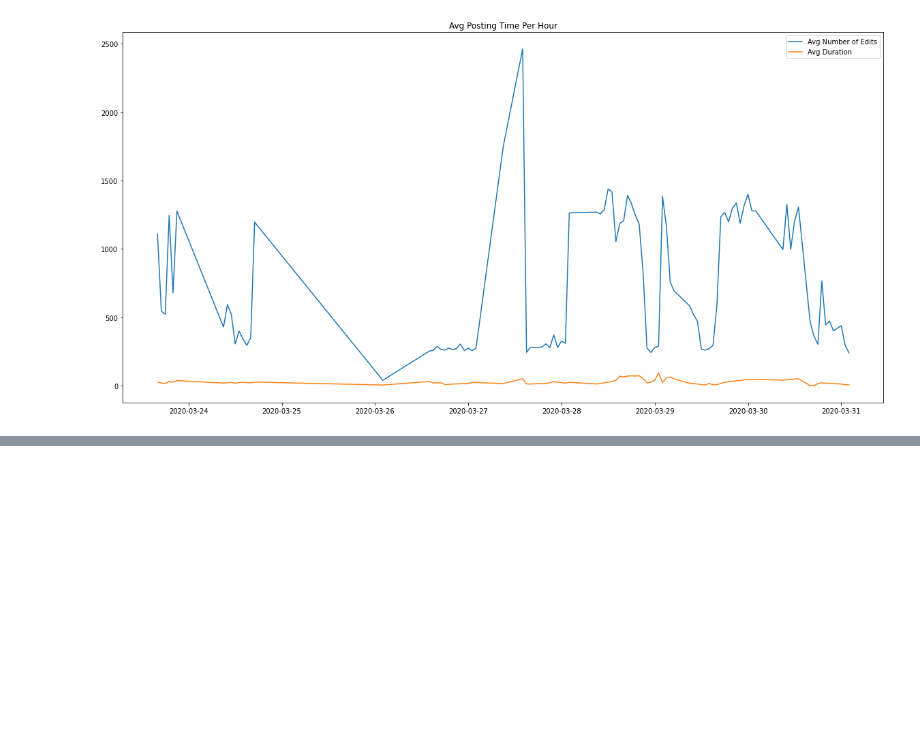
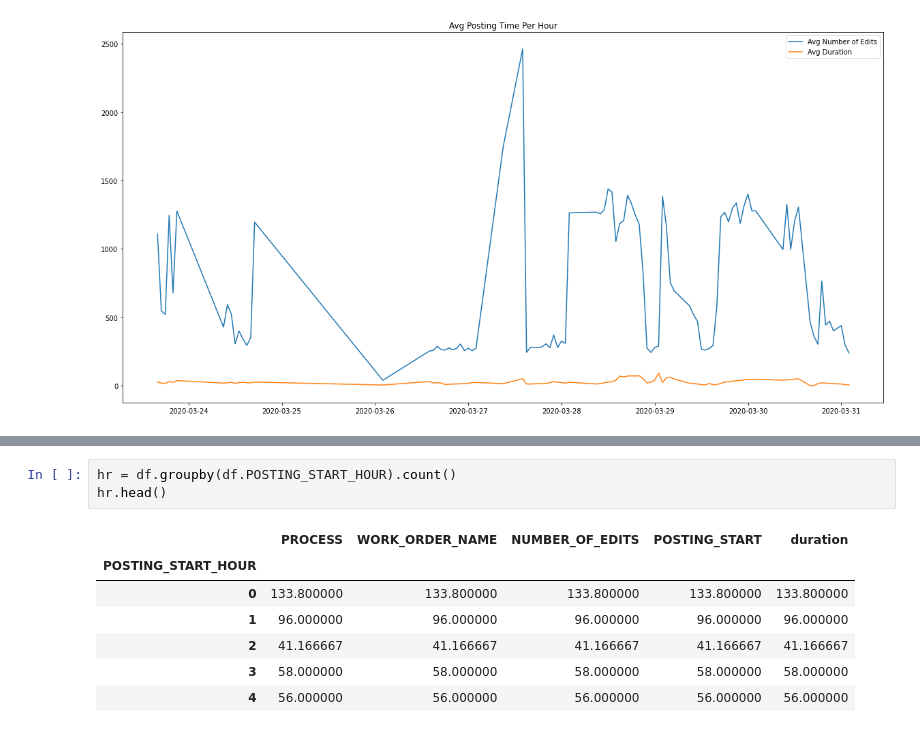
Before and after one commit to jennettageorge/Ericsson, a Jupyter notebook: Notebook.ipynb, the cells around one changed output, grey strips where cells are left out. Cells and saved outputs as stored; diff of their text form; blank space fills up the shorter version.

```diff
--- a/Notebook.ipynb
+++ b/Notebook.ipynb
@@ -427,0 +439,11 @@ plt.legend()
+# %%
+hr = df.groupby(df.POSTING_START_HOUR).count()
+hr.head()
+# %% [output]
+|  | PROCESS | WORK_ORDER_NAME | NUMBER_OF_EDITS | POSTING_START | duration |
+| POSTING_START_HOUR |  |  |  |  |  |
+| 0 | 133.800000 | 133.800000 | 133.800000 | 133.800000 | 133.800000 |
+| 1 | 96.000000 | 96.000000 | 96.000000 | 96.000000 | 96.000000 |
+| 2 | 41.166667 | 41.166667 | 41.166667 | 41.166667 | 41.166667 |
+| 3 | 58.000000 | 58.000000 | 58.000000 | 58.000000 | 58.000000 |
+| 4 | 56.000000 | 56.000000 | 56.000000 | 56.000000 | 56.000000 |
```
Also changed, not shown: parts of 3 cells of this notebook.
